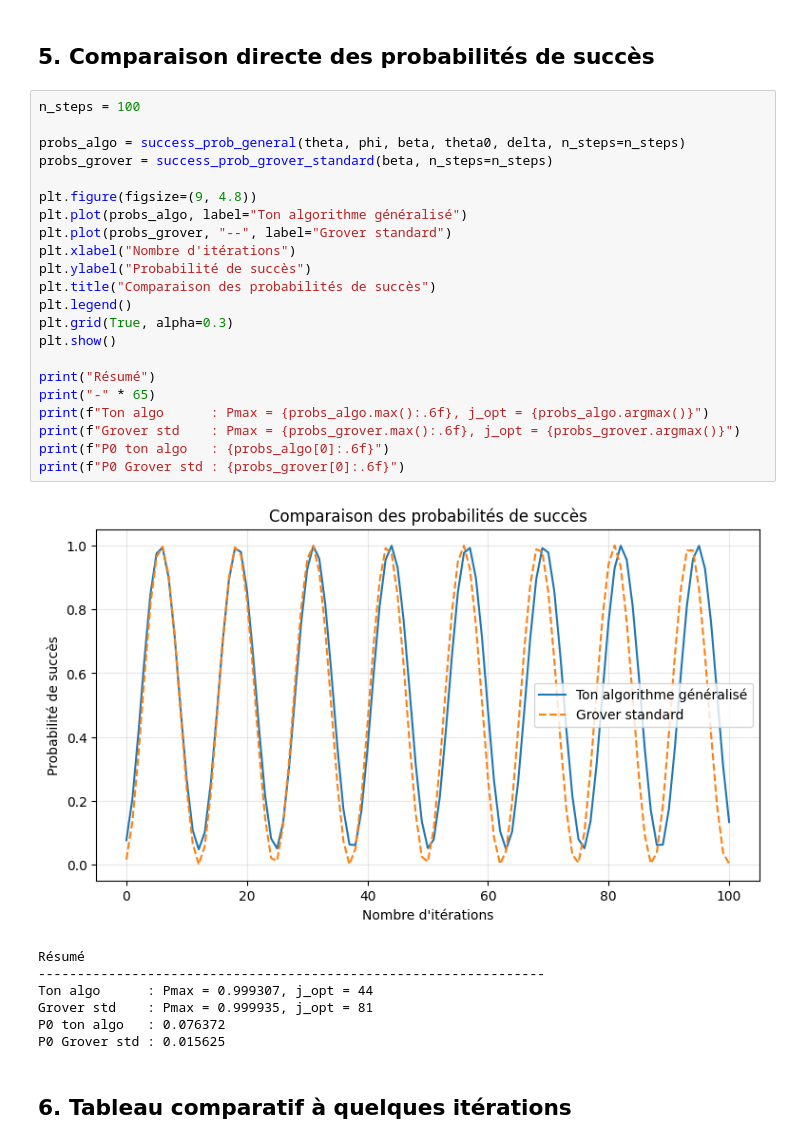
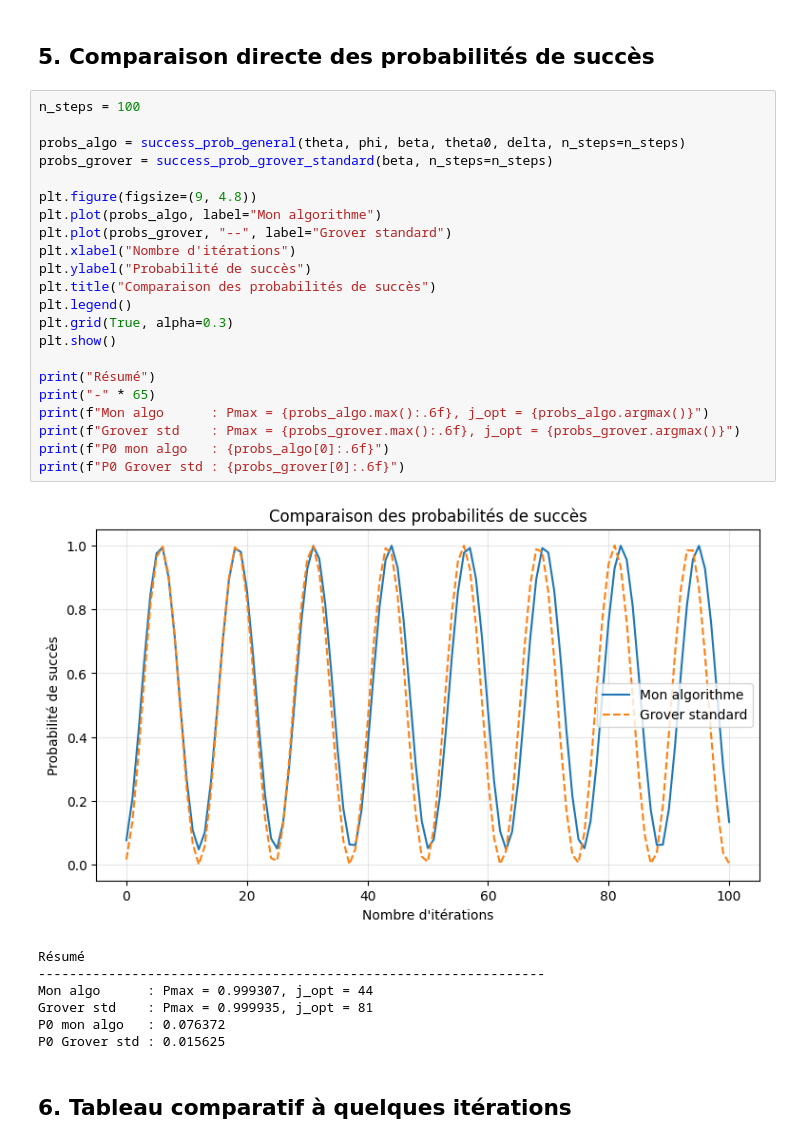
Before and after one commit to lilound/ptir_quantum, a Jupyter notebook: algo_anna.ipynb, the cells around one changed output. Saved outputs shown, nothing was run; the diff lists cells and outputs as text.

Commit message:
algo anna

```diff
--- a/algo_anna.ipynb
+++ b/algo_anna.ipynb
@@ -207,32 +207,32 @@ Itération optimale Grover standard = 81
 # %%
 n_steps = 100
 
 probs_algo = success_prob_general(theta, phi, beta, theta0, delta, n_steps=n_steps)
 probs_grover = success_prob_grover_standard(beta, n_steps=n_steps)
 
 plt.figure(figsize=(9, 4.8))
-plt.plot(probs_algo, label="Ton algorithme généralisé")
+plt.plot(probs_algo, label="Mon algorithme")
 plt.plot(probs_grover, "--", label="Grover standard")
 plt.xlabel("Nombre d'itérations")
 plt.ylabel("Probabilité de succès")
 plt.title("Comparaison des probabilités de succès")
 plt.legend()
 plt.grid(True, alpha=0.3)
 plt.show()
 
 print("Résumé")
 print("-" * 65)
-print(f"Ton algo      : Pmax = {probs_algo.max():.6f}, j_opt = {probs_algo.argmax()}")
+print(f"Mon algo      : Pmax = {probs_algo.max():.6f}, j_opt = {probs_algo.argmax()}")
 print(f"Grover std    : Pmax = {probs_grover.max():.6f}, j_opt = {probs_grover.argmax()}")
-print(f"P0 ton algo   : {probs_algo[0]:.6f}")
+print(f"P0 mon algo   : {probs_algo[0]:.6f}")
 print(f"P0 Grover std : {probs_grover[0]:.6f}")
 # %% [output]
-[figure, old version]
+[figure, new version]
 Résumé
 -----------------------------------------------------------------
-Ton algo      : Pmax = 0.999307, j_opt = 44
+Mon algo      : Pmax = 0.999307, j_opt = 44
 Grover std    : Pmax = 0.999935, j_opt = 81
-P0 ton algo   : 0.076372
+P0 mon algo   : 0.076372
 P0 Grover std : 0.015625
 # %% [markdown]
 ## 6. Tableau comparatif à quelques itérations
```
Also changed, not shown: parts of 7 cells of this notebook, 5 other files.
